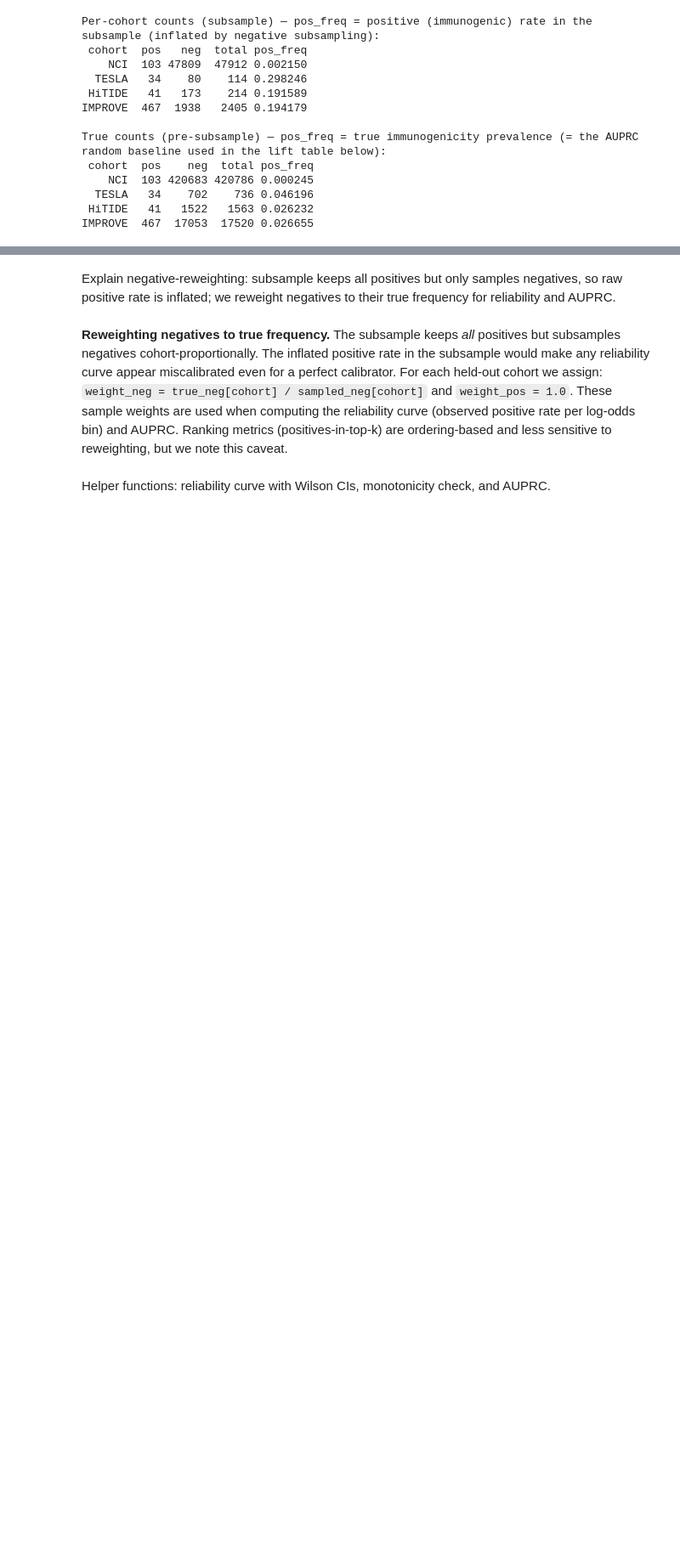
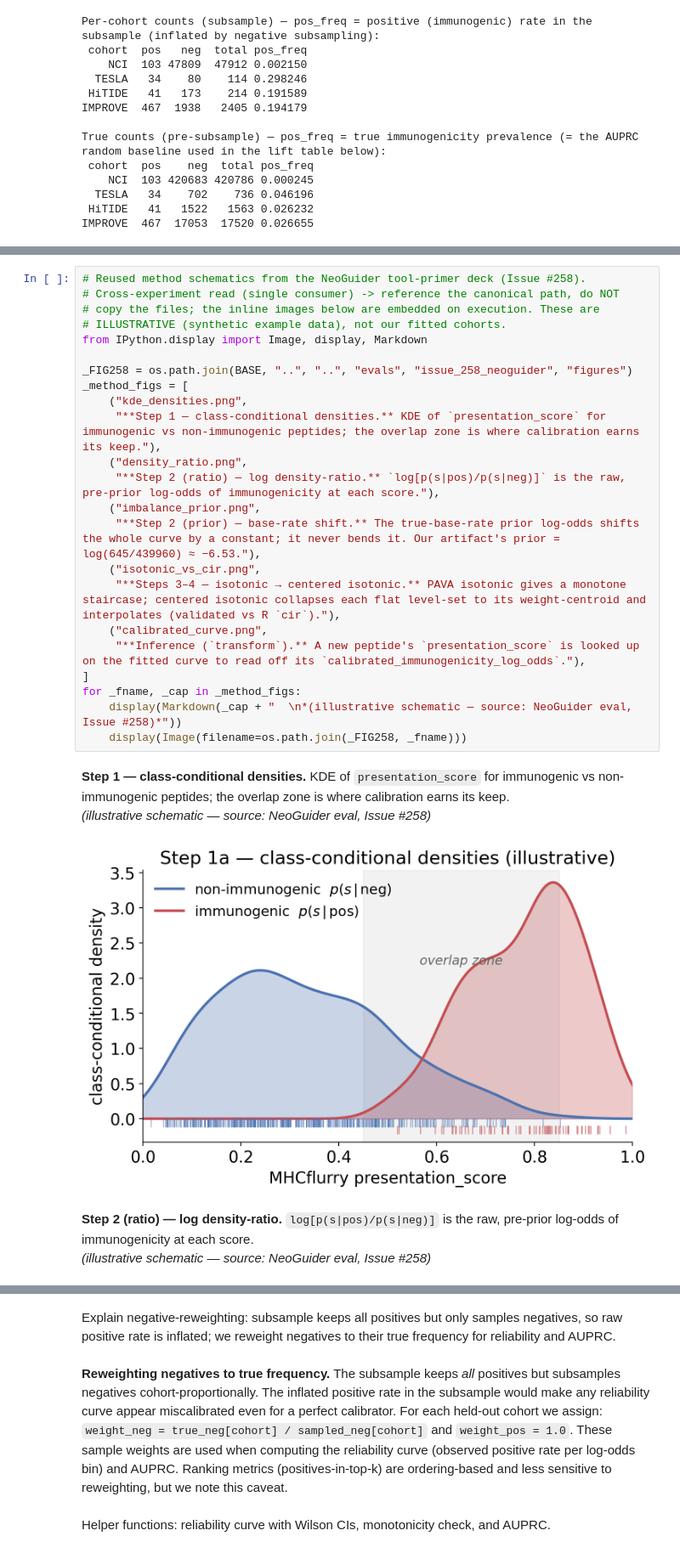
Before and after one commit to Jin-HoMLee/splice-neoepitope-pipeline, a Jupyter notebook: research/experiments/issue_547_immunogenicity_calibration/notebook.ipynb, the cells around one changed output, grey strips where cells are left out. Shown at 85% size. Drawn from its saved outputs; the diff is of its cells as text; blank space fills up the shorter version.

```diff
--- a/research/experiments/issue_547_immunogenicity_calibration/notebook.ipynb
+++ b/research/experiments/issue_547_immunogenicity_calibration/notebook.ipynb
@@ -90,0 +95,29 @@ IMPROVE  467  17053  17520 0.026655
+# %%
+# Reused method schematics from the NeoGuider tool-primer deck (Issue #258).
+# Cross-experiment read (single consumer) -> reference the canonical path, do NOT
+# copy the files; the inline images below are embedded on execution. These are
+# ILLUSTRATIVE (synthetic example data), not our fitted cohorts.
+from IPython.display import Image, display, Markdown
+
+_FIG258 = os.path.join(BASE, "..", "..", "evals", "issue_258_neoguider", "figures")
+_method_figs = [
+    ("kde_densities.png",
+     "**Step 1 — class-conditional densities.** KDE of `presentation_score` for immunogenic vs non-immunogenic peptides; the overlap zone is where calibration earns its keep."),
+    ("density_ratio.png",
+     "**Step 2 (ratio) — log density-ratio.** `log[p(s|pos)/p(s|neg)]` is the raw, pre-prior log-odds of immunogenicity at each score."),
+    ("imbalance_prior.png",
+     "**Step 2 (prior) — base-rate shift.** The true-base-rate prior log-odds shifts the whole curve by a constant; it never bends it. Our artifact's prior = log(645/439960) ≈ −6.53."),
+    ("isotonic_vs_cir.png",
+     "**Steps 3–4 — isotonic → centered isotonic.** PAVA isotonic gives a monotone staircase; centered isotonic collapses each flat level-set to its weight-centroid and interpolates (validated vs R `cir`)."),
+    ("calibrated_curve.png",
+     "**Inference (`transform`).** A new peptide's `presentation_score` is looked up on the fitted curve to read off its `calibrated_immunogenicity_log_odds`."),
+]
+for _fname, _cap in _method_figs:
+    display(Markdown(_cap + "  \n*(illustrative schematic — source: NeoGuider eval, Issue #258)*"))
+    display(Image(filename=os.path.join(_FIG258, _fname)))
+# %% [output]
+**Step 1 — class-conditional densities.** KDE of `presentation_score` for immunogenic vs non-immunogenic peptides; the overlap zone is where calibration earns its keep.
+*(illustrative schematic — source: NeoGuider eval, Issue #258)*
+[figure, added]
+**Step 2 (ratio) — log density-ratio.** `log[p(s|pos)/p(s|neg)]` is the raw, pre-prior log-odds of immunogenicity at each score.
+*(illustrative schematic — source: NeoGuider eval, Issue #258)*
```
Also changed, not shown: parts of 2 cells of this notebook, 1 other file.
